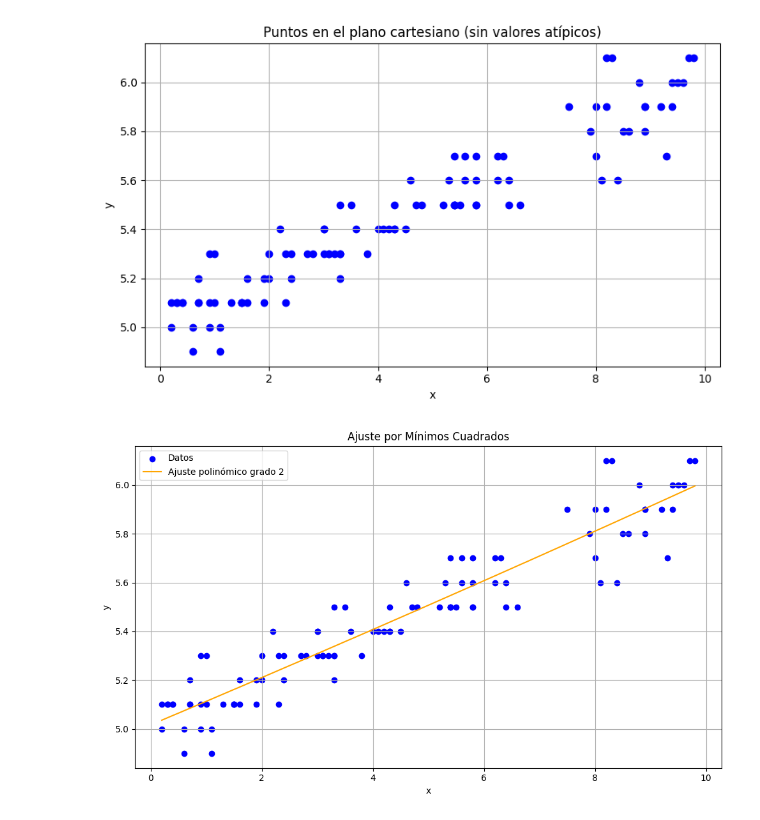
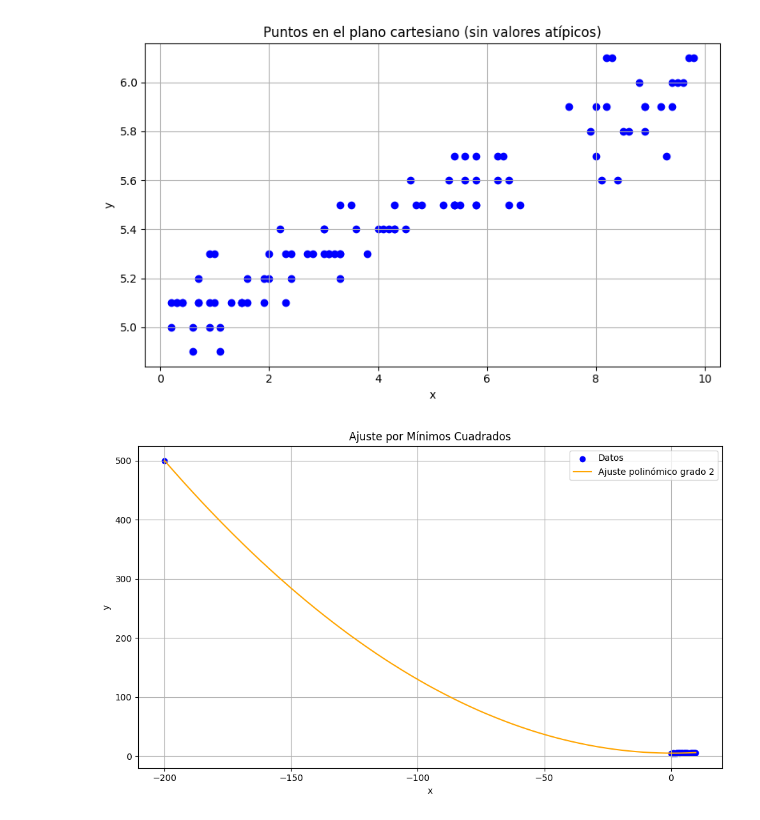
Before and after one commit to Harry-GNS/Examen_Metodos, a Jupyter notebook: Ejercicio Interpolacion.ipynb, the cells around one changed output. Saved outputs shown, nothing was run; the diff lists cells and outputs as text; code cells hidden in the pictures.

```diff
--- a/Ejercicio Interpolacion.ipynb
+++ b/Ejercicio Interpolacion.ipynb
@@ -9,15 +9,15 @@ x = [4.1,3.6,3.3,0.2,9.8,9.5,3.2,5.8,0.7,4.2,5.4,6.3,0.3,1.0,9.3,2.4,4.7,8.8,5.2
 y = [5.4,5.4,5.3,5.0,6.1,6.0,5.3,5.5,5.2,5.4,5.7,5.7,5.1,5.3,5.7,5.2,5.5,6.0,5.5,5.7,5.5,6.1,5.9,5.1,5.9,5.0,5.3,5.6,5.1,5.1,5.1,6.0,5.5,5.0,6.1,5.5,5.9,5.4,5.6,5.5,5.3,5.2,5.3,5.7,5.5,5.1,5.5,5.9,5.8,5.4,5.8,5.4,5.9,5.3,5.9,5.1,5.1,5.5,5.4,5.5,5.9,5.1,5.6,5.7,5.3,5.1,5.1,5.3,5.6,5.4,5.3,5.1,5.3,500,5.1,5.5,5.6,4.9,5.2,5.2,5.4,5.5,5.0,5.8,5.6,5.3,4.9,5.4,5.6,5.5,5.1,6.1,5.8,5.6,5.1,5.1,5.3,5.3,5.7,5.2,6.0]
 
 # Elimina el valor atípico para mejorar la visualización
-x_filtrado = []
-y_filtrado = []
+x = []
+y = []
 for xi, yi in zip(x, y):
     if abs(xi) < 20 and abs(yi) < 20:
-        x_filtrado.append(xi)
-        y_filtrado.append(yi)
+        x.append(xi)
+        y.append(yi)
 
 plt.figure(figsize=(8, 5))
-plt.scatter(x_filtrado, y_filtrado, color='blue')
+plt.scatter(x, y, color='blue')
 plt.xlabel('x')
 plt.ylabel('y')
 plt.title('Puntos en el plano cartesiano (sin valores atípicos)')
@@ -29,33 +29,34 @@ plt.show()
 # %%
 # Codigo Para interpolar los puntos
 # En mi caso elegire  usar para interpolar el metodo de Minimos Cuadrados
+# Esto pasa cuando usamos minimos con los valores Atipicos -200 y 500
 
 import numpy as np
 import matplotlib.pyplot as plt
 
 x = [4.1,3.6,3.3,0.2,9.8,9.5,3.2,5.8,0.7,4.2,5.4,6.3,0.3,1.0,9.3,2.4,4.7,8.8,5.2,5.6,4.8,9.7,7.5,0.7,8.2,0.6,2.3,8.4,0.4,1.6,1.5,9.6,6.6,0.9,8.2,5.5,9.4,4.3,6.4,3.3,2.8,3.3,0.9,5.8,4.3,1.0,5.4,8.0,8.6,4.0,8.9,3.0,9.2,3.3,8.9,2.3,1.9,3.5,4.3,5.8,8.9,0.7,5.8,6.2,2.4,1.5,0.2,3.1,6.2,4.5,3.1,1.3,2.0,-200.0,0.4,5.4,4.6,0.6,1.6,1.9,2.2,6.4,1.1,7.9,8.1,3.8,1.1,3.0,5.6,5.4,0.3,8.3,8.5,5.3,1.5,0.9,2.7,3.0,8.0,2.0,9.4]
 y = [5.4,5.4,5.3,5.0,6.1,6.0,5.3,5.5,5.2,5.4,5.7,5.7,5.1,5.3,5.7,5.2,5.5,6.0,5.5,5.7,5.5,6.1,5.9,5.1,5.9,5.0,5.3,5.6,5.1,5.1,5.1,6.0,5.5,5.0,6.1,5.5,5.9,5.4,5.6,5.5,5.3,5.2,5.3,5.7,5.5,5.1,5.5,5.9,5.8,5.4,5.8,5.4,5.9,5.3,5.9,5.1,5.1,5.5,5.4,5.5,5.9,5.1,5.6,5.7,5.3,5.1,5.1,5.3,5.6,5.4,5.3,5.1,5.3,500,5.1,5.5,5.6,4.9,5.2,5.2,5.4,5.5,5.0,5.8,5.6,5.3,4.9,5.4,5.6,5.5,5.1,6.1,5.8,5.6,5.1,5.1,5.3,5.3,5.7,5.2,6.0]
 
 
 # Ajuste por mínimos cuadrados (polinomio de grado 2)
 grado = 2
-coef = np.polyfit(x_filtrado, y_filtrado, grado)
+coef = np.polyfit(x, y, grado)
 p = np.poly1d(coef)
 
 # Valores interpolados
-x_interp = np.linspace(min(x_filtrado), max(x_filtrado), 500)
+x_interp = np.linspace(min(x), max(x), 500)
 y_interp = p(x_interp)
 
 # Graficar
 plt.figure(figsize=(10, 6))
-plt.scatter(x_filtrado, y_filtrado, color='blue', label='Datos')
+plt.scatter(x, y, color='blue', label='Datos')
 plt.plot(x_interp, y_interp, color='orange', label=f'Ajuste polinómico grado {grado}')
 plt.xlabel('x')
 plt.ylabel('y')
 plt.title('Ajuste por Mínimos Cuadrados')
 plt.legend()
 plt.grid(True)
 plt.tight_layout()
 plt.show()
 # %% [output]
-[figure, old version]
+[figure, new version]
```
Also changed, not shown: parts of 2 cells of this notebook, 3 other files.
